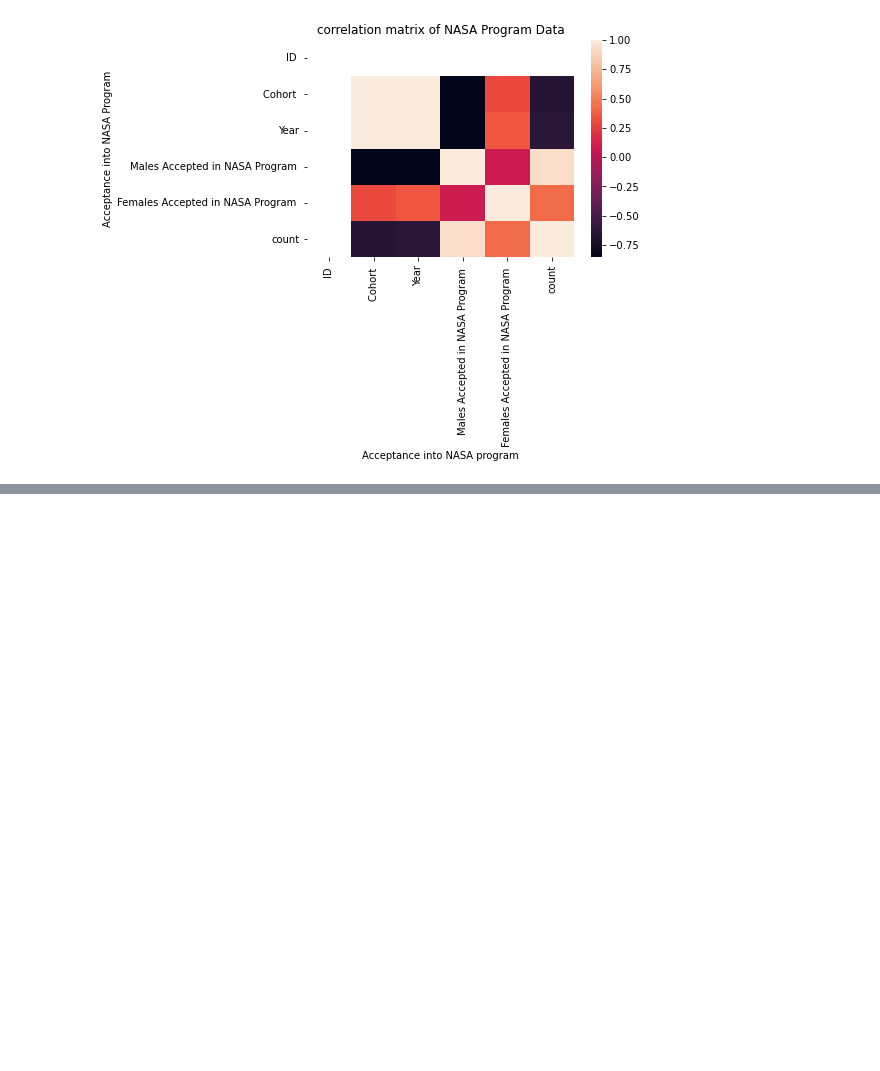
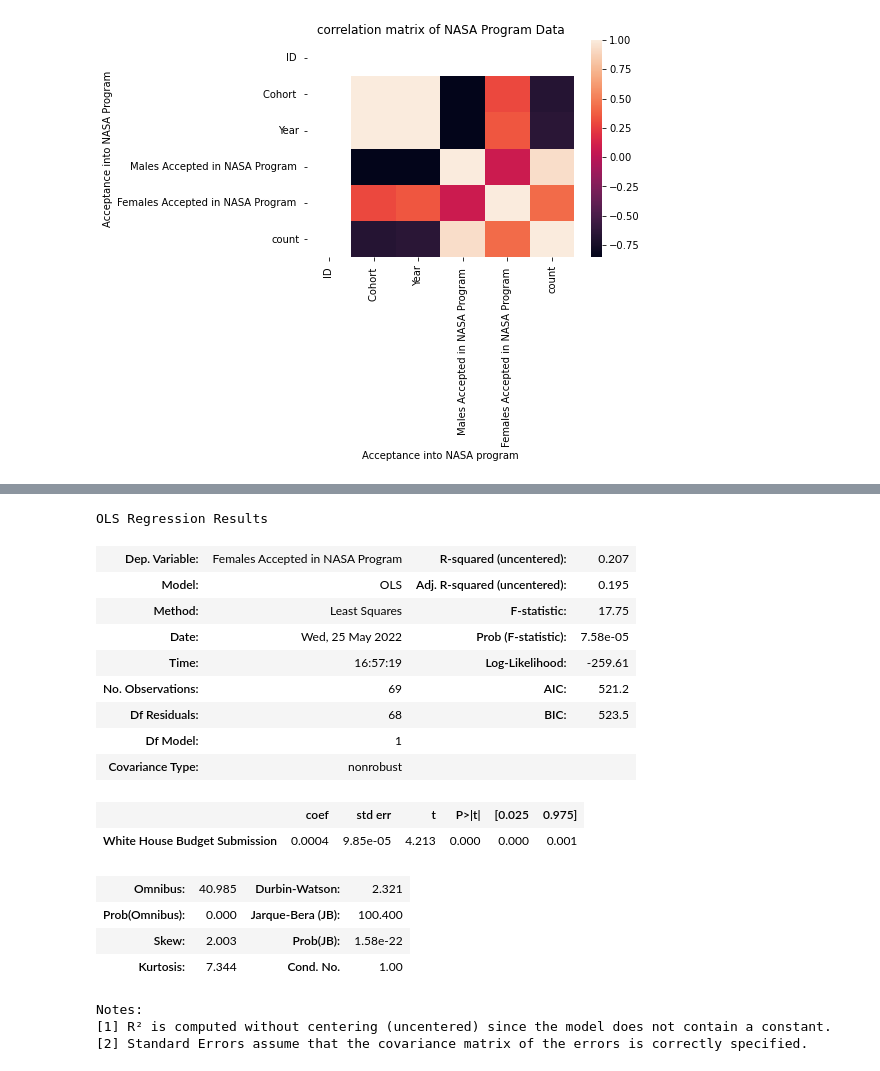
Before and after one commit to rhreich34/NASA-Hiring-Rate, a Jupyter notebook: Final_Notebook.ipynb, the cells around one changed output, grey strips where cells are left out. Cells and saved outputs as stored; diff of their text form; code cells hidden in the pictures; blank space fills up the shorter version.

```diff
--- a/Final_Notebook.ipynb
+++ b/Final_Notebook.ipynb
@@ -443,0 +487,26 @@ a.set(xlabel=("Acceptance into NASA program"),ylabel=("Acceptance into NASA Prog
+# %%
+#Linear Regression of Females versus Budget
+x = dataframebudget['Females Accepted in NASA Program ']
+y = dataframebudget['White House Budget Submission']
+model = sm.OLS(x,y).fit()
+model.summary()
+# %% [output]
+OLS Regression Results
+| Dep. Variable: | Females Accepted in NASA Program | R-squared (uncentered): | 0.207 |
+| Model: | OLS | Adj. R-squared (uncentered): | 0.195 |
+| Method: | Least Squares | F-statistic: | 17.75 |
+| Date: | Wed, 25 May 2022 | Prob (F-statistic): | 7.58e-05 |
+| Time: | 16:57:19 | Log-Likelihood: | -259.61 |
+| No. Observations: | 69 | AIC: | 521.2 |
+| Df Residuals: | 68 | BIC: | 523.5 |
+| Df Model: | 1 |  |  |
+| Covariance Type: | nonrobust |  |  |
+|  | coef | std err | t | P>|t| | [0.025 | 0.975] |
+| White House Budget Submission | 0.0004 | 9.85e-05 | 4.213 | 0.000 | 0.000 | 0.001 |
+| Omnibus: | 40.985 | Durbin-Watson: | 2.321 |
+| Prob(Omnibus): | 0.000 | Jarque-Bera (JB): | 100.400 |
+| Skew: | 2.003 | Prob(JB): | 1.58e-22 |
+| Kurtosis: | 7.344 | Cond. No. | 1.00 |
+Notes:
+[1] R² is computed without centering (uncentered) since the model does not contain a constant.
+[2] Standard Errors assume that the covariance matrix of the errors is correctly specified.
```
Also changed, not shown: parts of 12 cells of this notebook, 1 other file.
